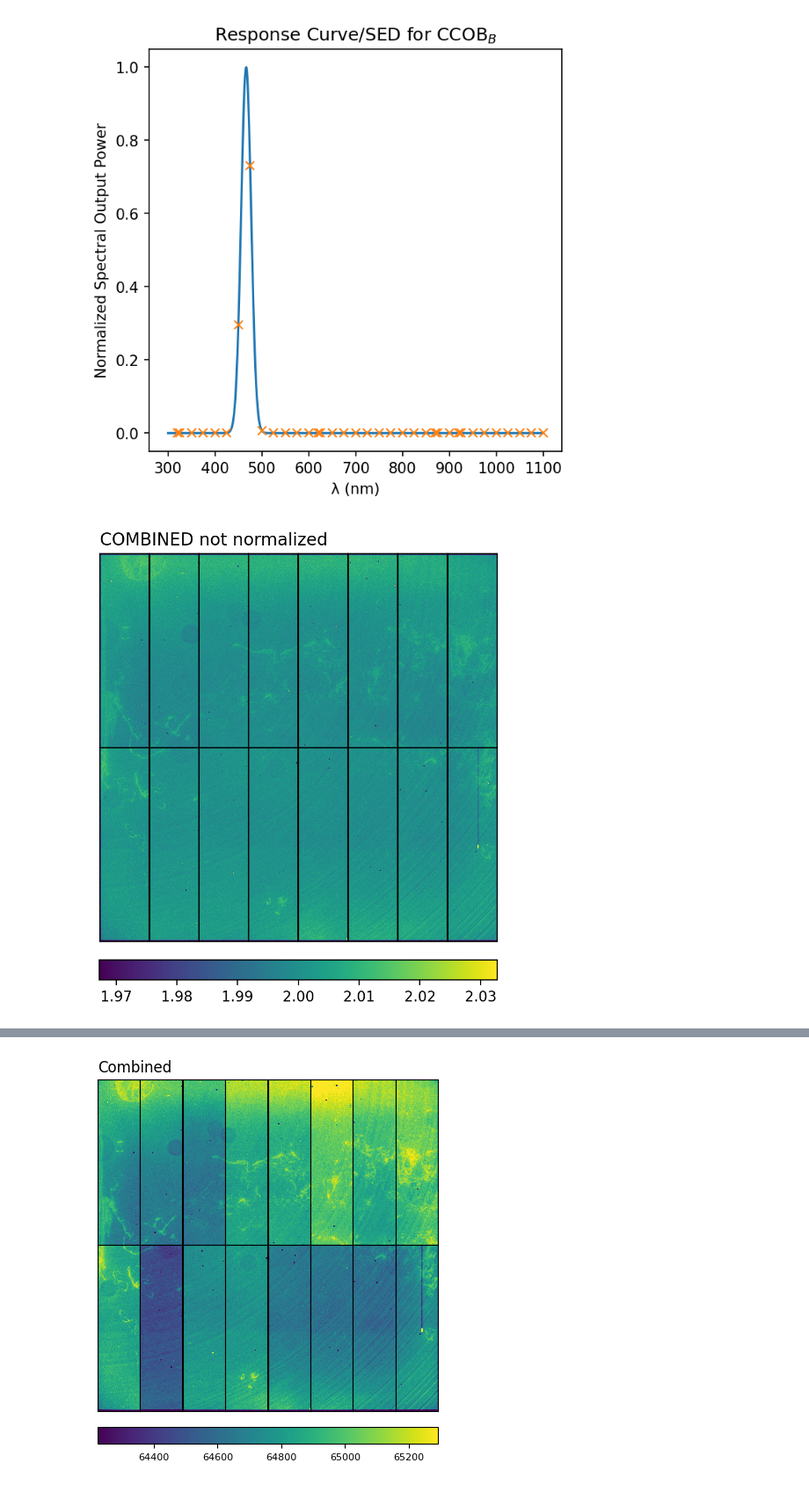
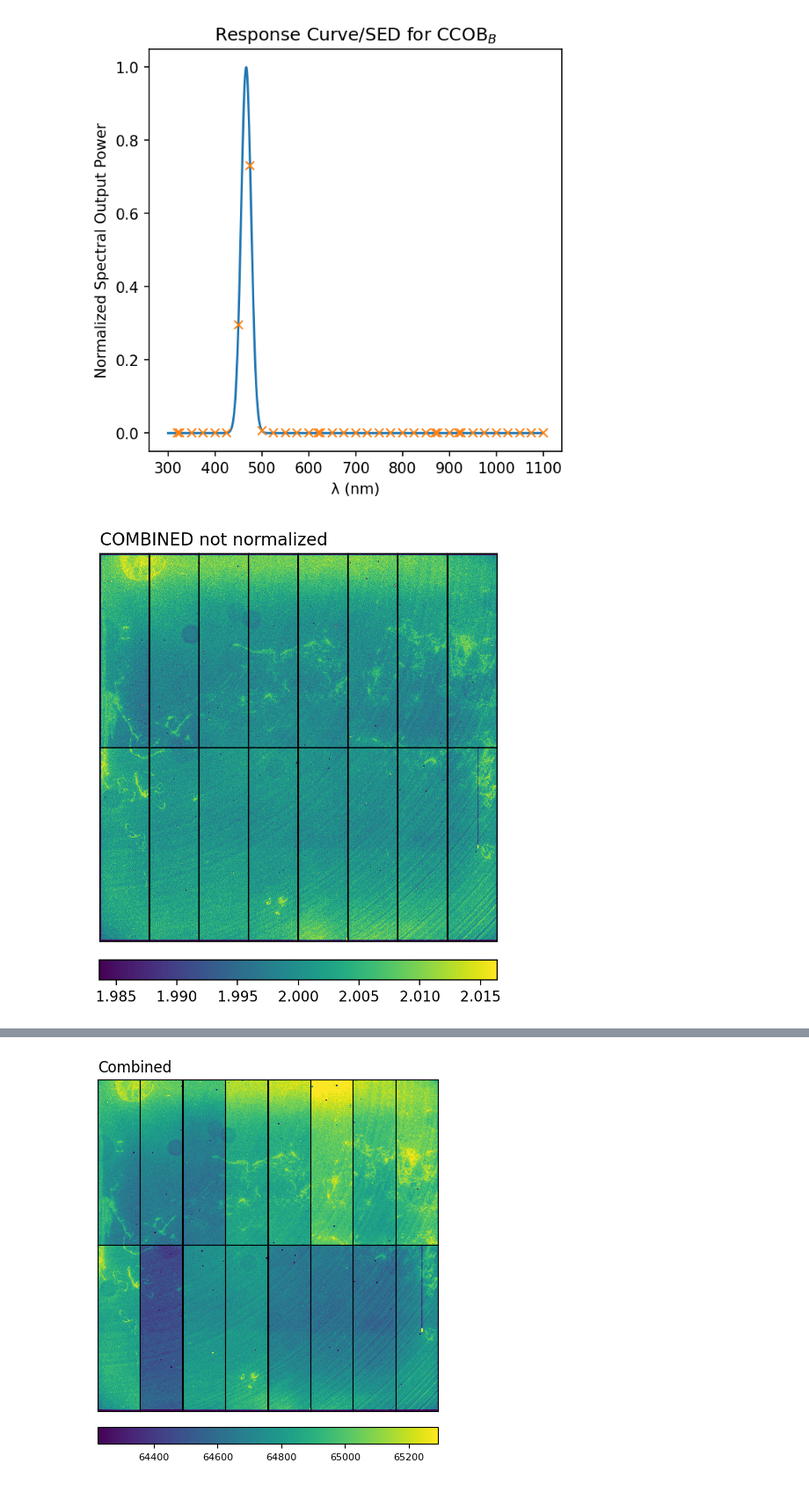
Before and after one commit to youtsumi/summer_research_2020, a Jupyter notebook: BLUE!_full_sensor_flat.ipynb, the cells around one changed output, grey strips where cells are left out. Shown at 88% size. Drawn from its saved outputs; the diff is of its cells as text; code cells hidden in the pictures.

```diff
--- a/BLUE!_full_sensor_flat.ipynb
+++ b/BLUE!_full_sensor_flat.ipynb
@@ -160,35 +160,35 @@ ax = []
 
 for i in range(1, (columns*rows) + 1):
 
     if i < 9:
         image_com = np.flipud(img_list_top_row[i - 1])
 
     else:
         image_com = img_list_bottom_row[i - 1 - columns]
 
     ax1 = fig.add_subplot(rows, columns, i)
     ax.append(ax1)
 
     ax1.set_xticks([])   # getting rid of axis ticks and numbering
     ax1.set_yticks([])
 
     #mean = image_com.mean()
     #std = mad_std(image_com)
 
-    N = 1
+    N = 0.5
 
     if i == 1:
         plt.title("COMBINED not normalized", loc='left')
     im = plt.imshow(image_com, vmin=mean-N*std,vmax=mean+N*std,origin="lower")
 
 # https://matplotlib.org/3.1.0/api/_as_gen/matplotlib.pyplot.colorbar.html#matplotlib.pyplot.colorbar
 fig.colorbar(im, ax=ax, orientation="horizontal", anchor=(0,-1))
 
 # getting rid of space between subplots horizontally and vertically
 fig.subplots_adjust(wspace=0, hspace=0)
 plt.show()
 # %% [output]
-[figure, old version]
+[figure, new version]
 # %%
 blue_top = []
 blue_bot = []
```
